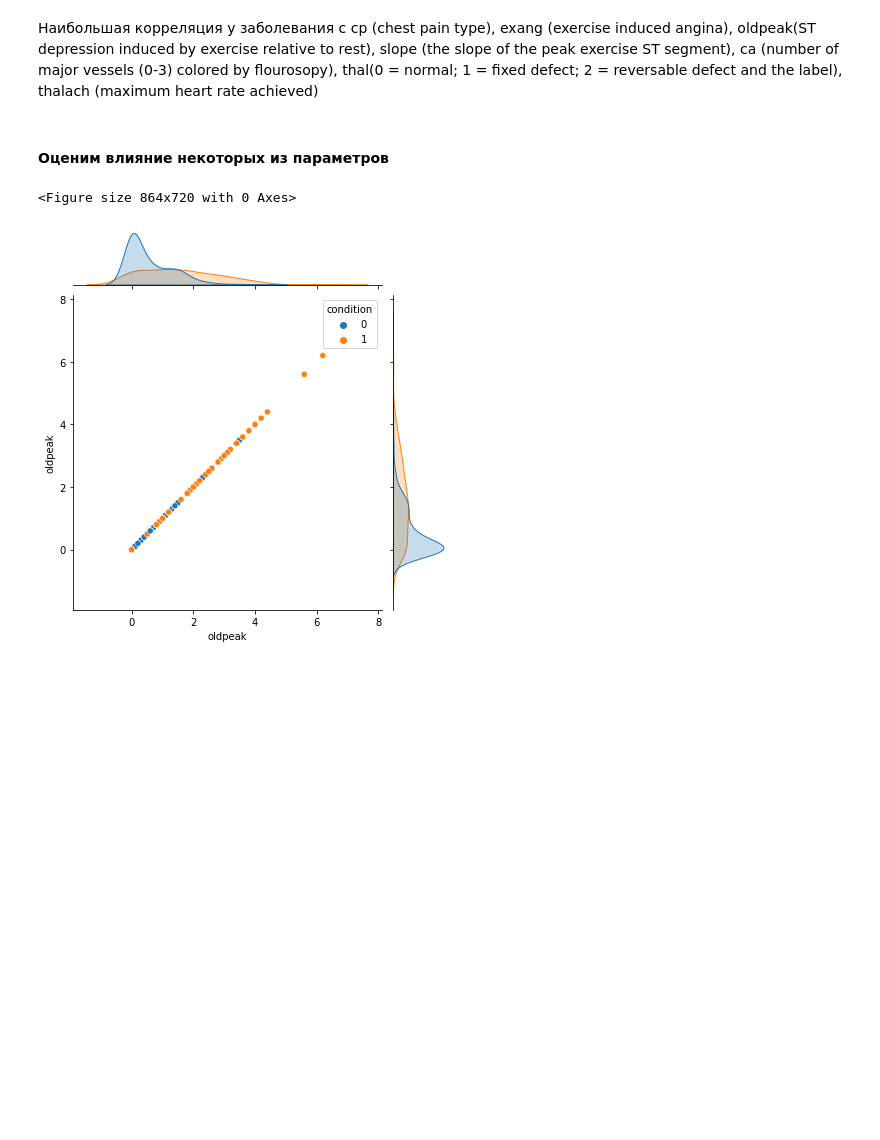
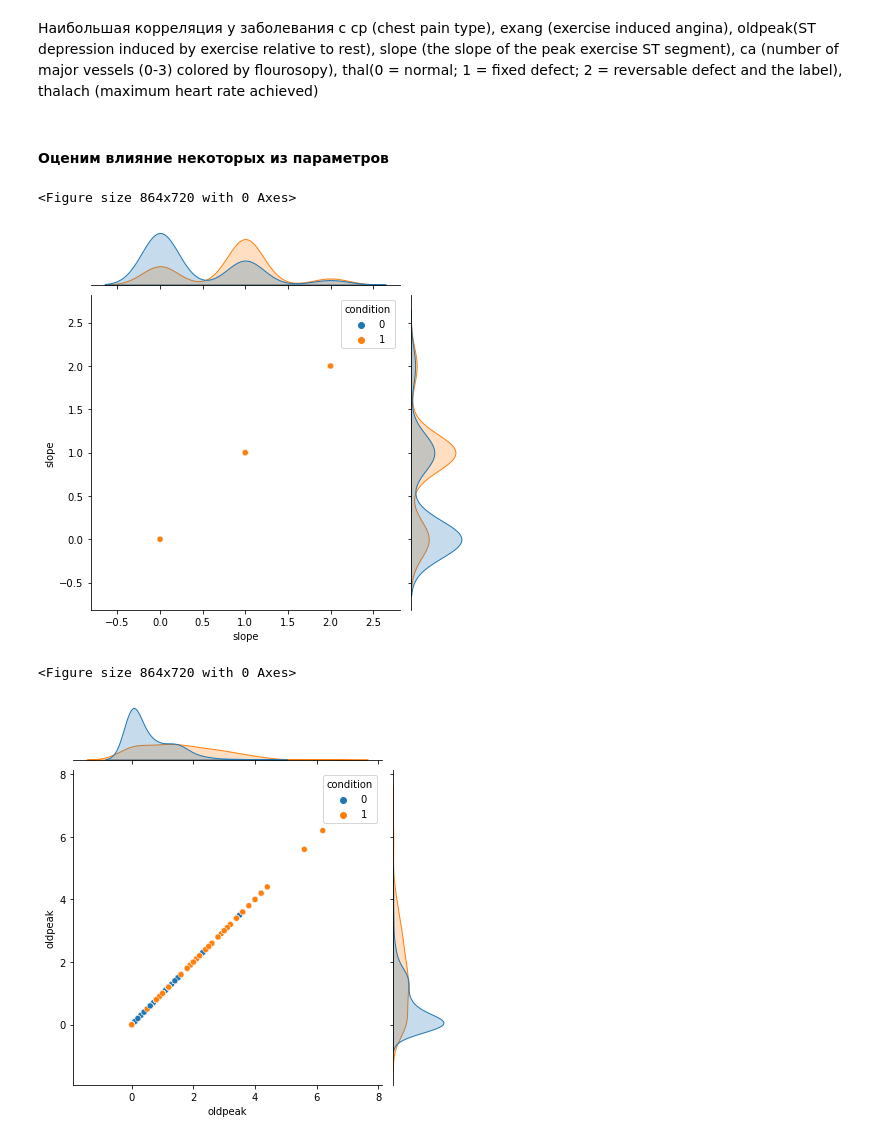
Before and after one commit to EremeyR/ML-in-production, a Jupyter notebook: ml_project/notebooks/exploratory_data_analysis.ipynb, the cells around one changed output. Saved outputs shown, nothing was run; the diff lists cells and outputs as text; code cells hidden in the pictures; blank space fills up the shorter version.

```diff
--- a/ml_project/notebooks/exploratory_data_analysis.ipynb
+++ b/ml_project/notebooks/exploratory_data_analysis.ipynb
@@ -90,6 +90,13 @@ plt.show()
 Наибольшая корреляция у заболевания с cp (chest pain type), exang (exercise induced angina), oldpeak(ST depression induced by exercise relative to rest), slope (the slope of the peak exercise ST segment), ca (number of major vessels (0-3) colored by flourosopy), thal(0 = normal; 1 = fixed defect; 2 = reversable defect and the label), thalach (maximum heart rate achieved)
 # %% [markdown]
 #### Оценим влияние некоторых из параметров
+# %%
+plt.figure(figsize=(12,10))
+sns.jointplot(data=df, x='slope',y='slope', hue='condition')
+plt.show()
+# %% [output]
+<Figure size 864x720 with 0 Axes>
+[figure, added]
 # %%
 plt.figure(figsize=(12,10))
 sns.jointplot(data=df, x='oldpeak',y='oldpeak', hue='condition')
```
Also changed, not shown: parts of 1 cell of this notebook, 6 other files.
